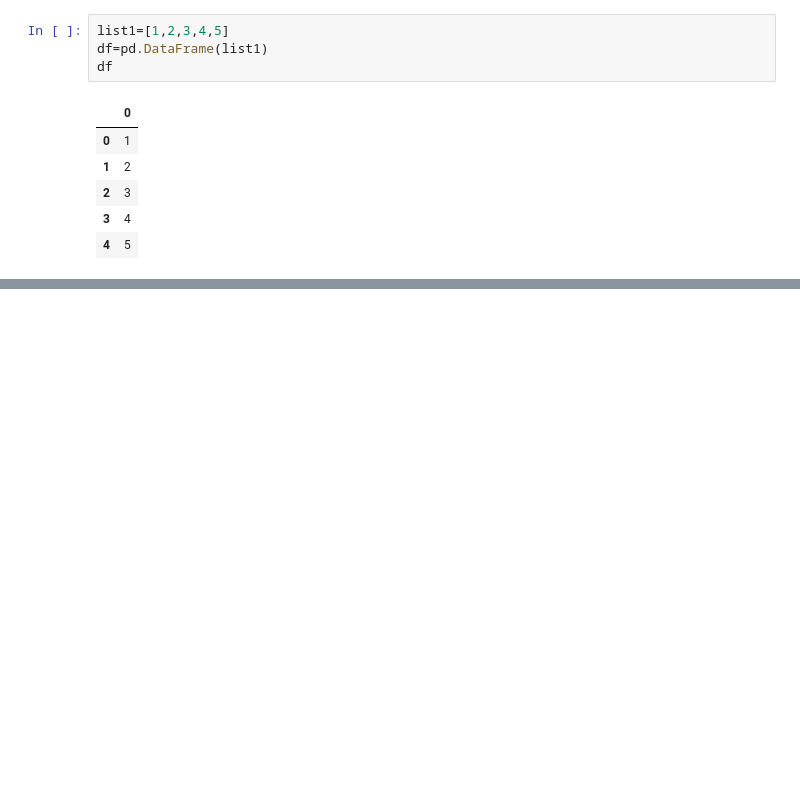
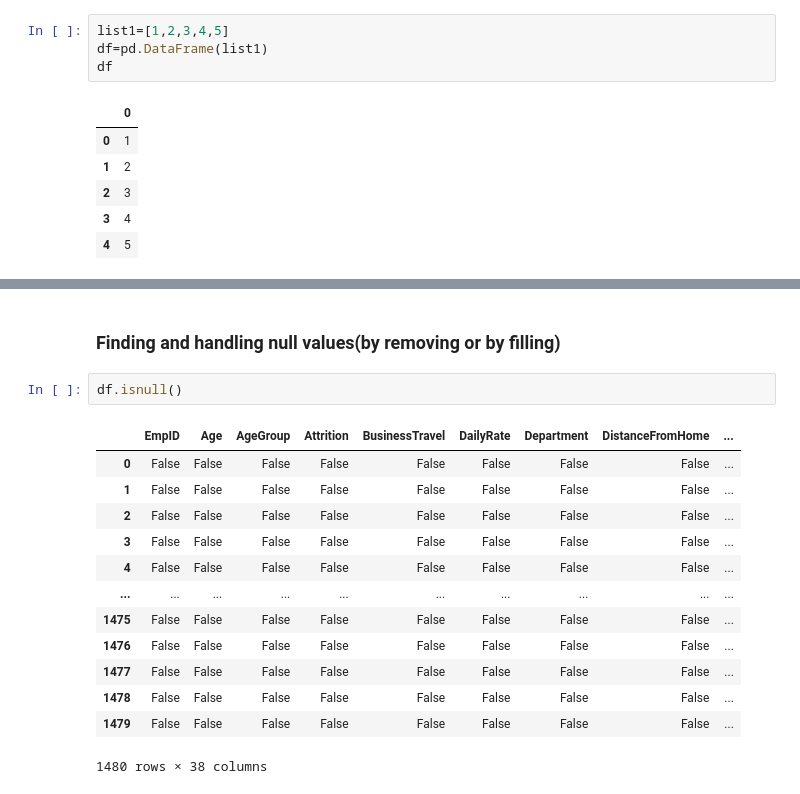
Before and after one commit to tusharmaurya267/Python_basic, a Jupyter notebook: pandas.ipynb, the cells around one changed output, grey strips where cells are left out. Saved outputs shown, nothing was run; the diff lists cells and outputs as text; blank space fills up the shorter version.

```diff
--- a/pandas.ipynb
+++ b/pandas.ipynb
@@ -98,0 +198,18 @@ df
+# %% [markdown]
+### Finding and handling null values(by removing or by filling)
+# %%
+df.isnull()
+# %% [output]
+|  | EmpID | Age | AgeGroup | Attrition | BusinessTravel | DailyRate | Department | DistanceFromHome | ... |
+| 0 | False | False | False | False | False | False | False | False | ... |
+| 1 | False | False | False | False | False | False | False | False | ... |
+| 2 | False | False | False | False | False | False | False | False | ... |
+| 3 | False | False | False | False | False | False | False | False | ... |
+| 4 | False | False | False | False | False | False | False | False | ... |
+| ... | ... | ... | ... | ... | ... | ... | ... | ... | ... |
+| 1475 | False | False | False | False | False | False | False | False | ... |
+| 1476 | False | False | False | False | False | False | False | False | ... |
+| 1477 | False | False | False | False | False | False | False | False | ... |
+| 1478 | False | False | False | False | False | False | False | False | ... |
+| 1479 | False | False | False | False | False | False | False | False | ... |
+1480 rows × 38 columns
```
Also changed, not shown: parts of 28 cells of this notebook.
